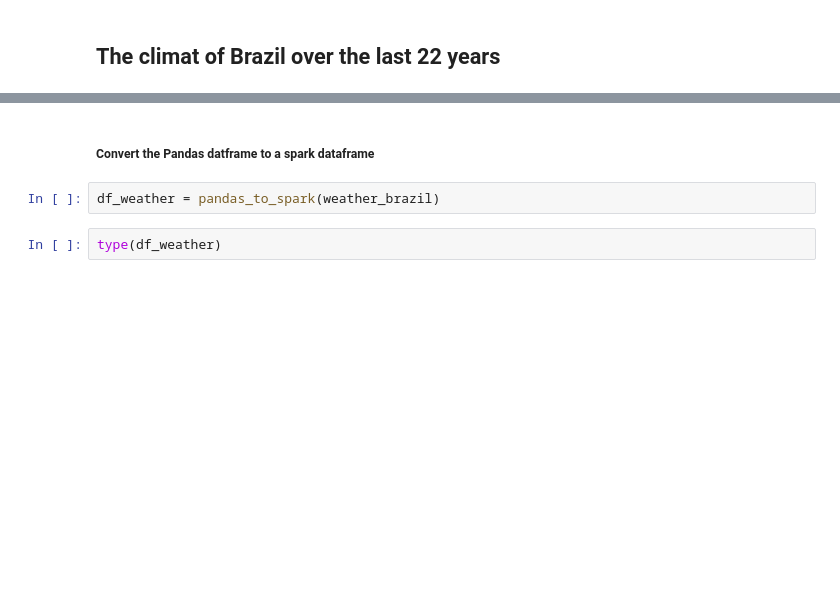
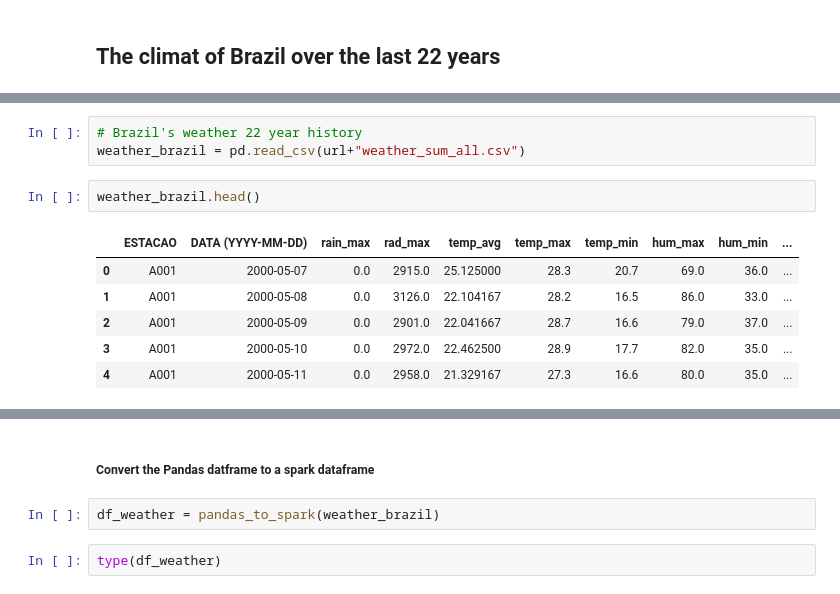
Before and after one commit to Thiziri-Hafir/Donnees_Massives, a Jupyter notebook: quarto_v1.ipynb, the cells around one changed output, grey strips where cells are left out. Saved outputs shown, nothing was run; the diff lists cells and outputs as text; blank space fills up the shorter version.

```diff
--- a/quarto_v1.ipynb
+++ b/quarto_v1.ipynb
@@ -745,0 +789,12 @@ FileNotFoundError: ignored
+# %%
+# Brazil's weather 22 year history
+weather_brazil = pd.read_csv(url+"weather_sum_all.csv")
+# %%
+weather_brazil.head()
+# %% [output]
+|  | ESTACAO | DATA (YYYY-MM-DD) | rain_max | rad_max | temp_avg | temp_max | temp_min | hum_max | hum_min | ... |
+| 0 | A001 | 2000-05-07 | 0.0 | 2915.0 | 25.125000 | 28.3 | 20.7 | 69.0 | 36.0 | ... |
+| 1 | A001 | 2000-05-08 | 0.0 | 3126.0 | 22.104167 | 28.2 | 16.5 | 86.0 | 33.0 | ... |
+| 2 | A001 | 2000-05-09 | 0.0 | 2901.0 | 22.041667 | 28.7 | 16.6 | 79.0 | 37.0 | ... |
+| 3 | A001 | 2000-05-10 | 0.0 | 2972.0 | 22.462500 | 28.9 | 17.7 | 82.0 | 35.0 | ... |
+| 4 | A001 | 2000-05-11 | 0.0 | 2958.0 | 21.329167 | 27.3 | 16.6 | 80.0 | 35.0 | ... |
```
Also changed, not shown: parts of 38 cells of this notebook.
